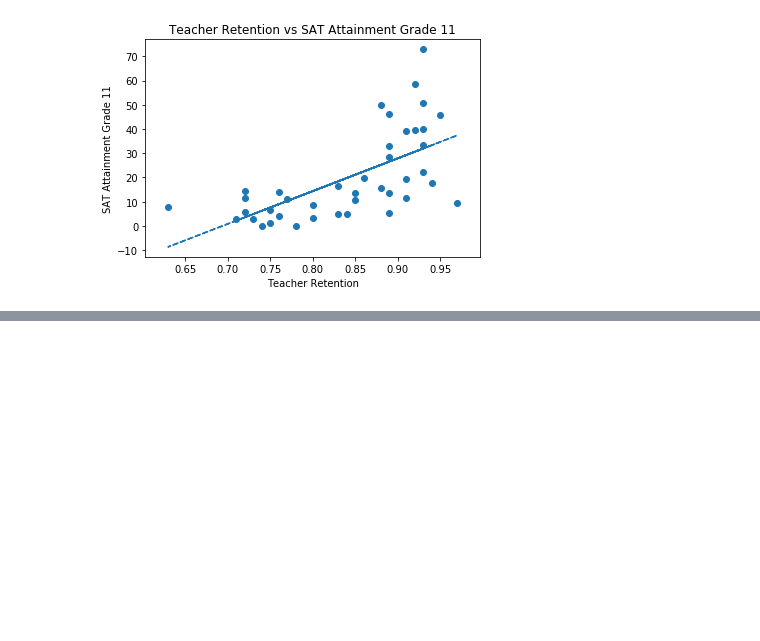
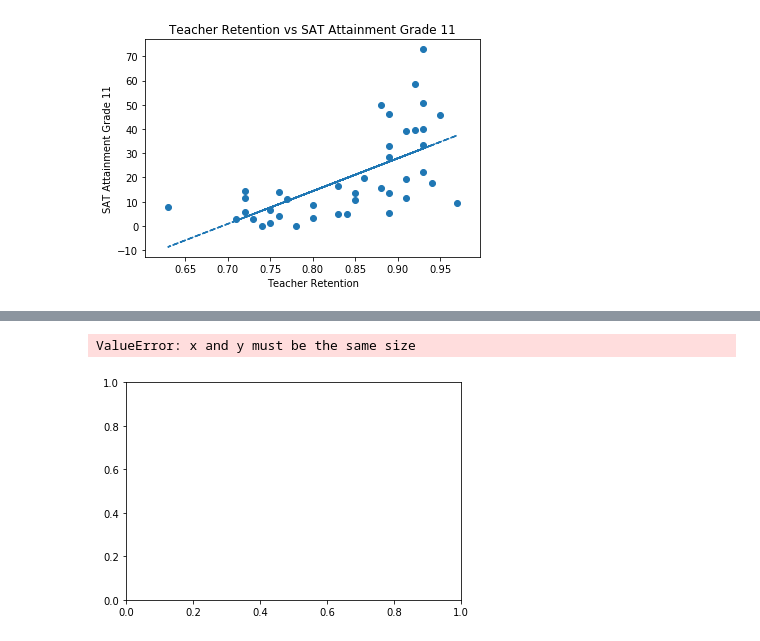
Before and after one commit to RiverJAM/CPS_Data_Analysis, a Jupyter notebook: playing_pies_watasha.ipynb, the cells around one changed output, grey strips where cells are left out. Drawn from its saved outputs; the diff is of its cells as text; code cells hidden in the pictures; blank space fills up the shorter version.

```diff
--- a/playing_pies_watasha.ipynb
+++ b/playing_pies_watasha.ipynb
@@ -340,5 +437,8 @@ Read11
 # %%
-plt.scatter(x_values, Read11)
+# plt.scatter(x_values, Read11)
+# %% [output]
+ValueError: x and y must be the same size
+[figure, added]
 # %%
 Charter_high["Attainment_SAT_Grade_11_School_Pct"].var()
 # %%
```
Also changed, not shown: parts of 7 cells of this notebook.
